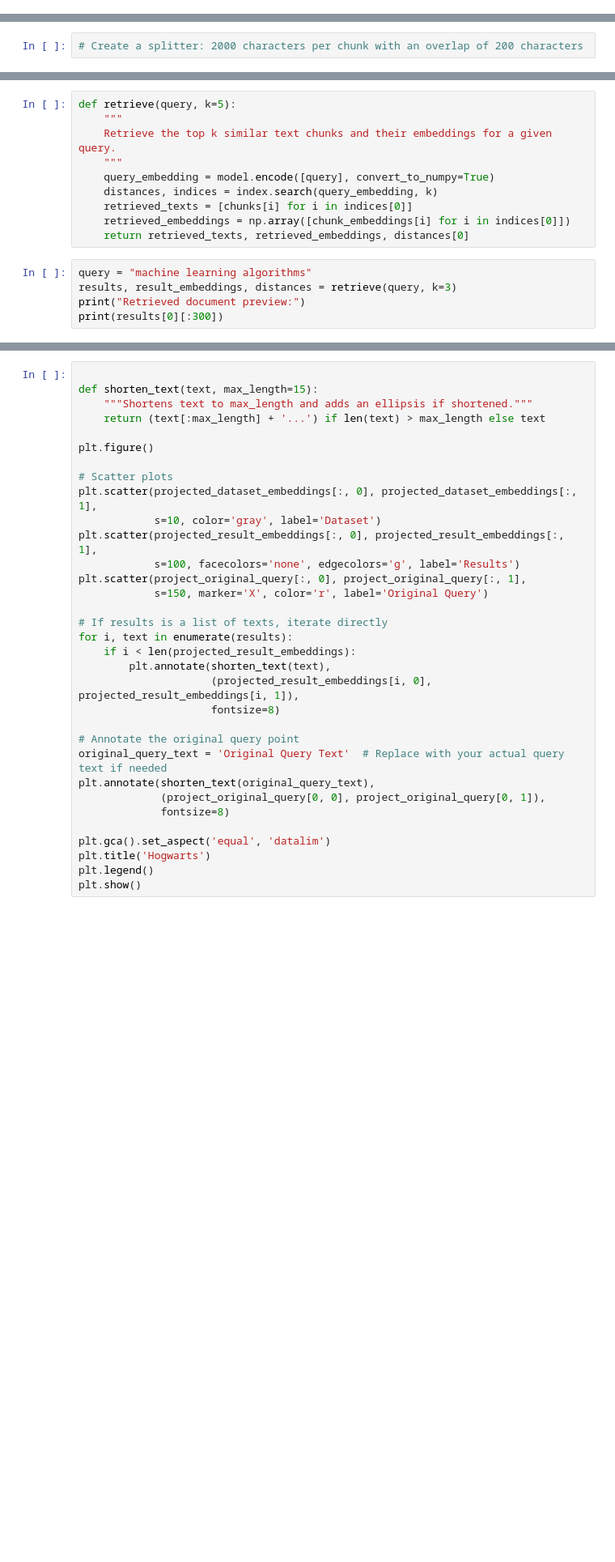
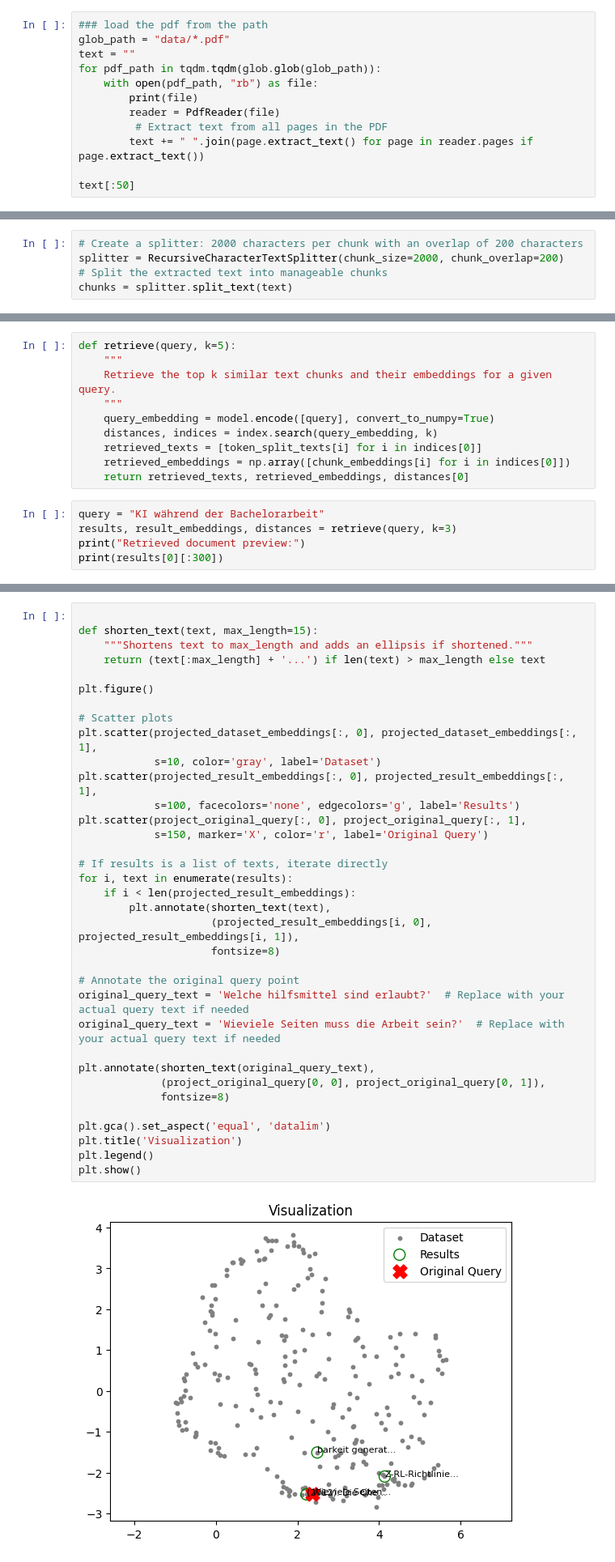
Before and after one commit to zekicalb/RAG-and-embeddings-KIA, a Jupyter notebook: RAG-and-embeddings.ipynb, the cells around one changed output, grey strips where cells are left out. Shown: that part at 81% size. Cells and saved outputs as stored; diff of their text form; blank space fills up the shorter version.

```diff
--- a/RAG-and-embeddings.ipynb
+++ b/RAG-and-embeddings.ipynb
@@ -28,3 +31,15 @@ import numpy as np
 ## 1. Reading Data from PDFs
 
 First, we load PDF files from a directory, extract their text content, and combine it into one large text string.
+# %%
+### load the pdf from the path
+glob_path = "data/*.pdf"
+text = ""
+for pdf_path in tqdm.tqdm(glob.glob(glob_path)):
+    with open(pdf_path, "rb") as file:
+        print(file)
+        reader = PdfReader(file)
+         # Extract text from all pages in the PDF
+        text += " ".join(page.extract_text() for page in reader.pages if page.extract_text())
+
+text[:50]
@@ -37,5 +61,8 @@ Large texts can be difficult to work with. We use a text splitter to break the f
 # %%
 # Create a splitter: 2000 characters per chunk with an overlap of 200 characters
+splitter = RecursiveCharacterTextSplitter(chunk_size=2000, chunk_overlap=200)
+# Split the extracted text into manageable chunks
+chunks = splitter.split_text(text)
 # %%
 print(f"Total chunks: {len(chunks)}")
 print("Preview of the first chunk:", chunks[0][:200])
@@ -136,11 +209,11 @@ def retrieve(query, k=5):
     """
     query_embedding = model.encode([query], convert_to_numpy=True)
     distances, indices = index.search(query_embedding, k)
-    retrieved_texts = [chunks[i] for i in indices[0]]
+    retrieved_texts = [token_split_texts[i] for i in indices[0]]
     retrieved_embeddings = np.array([chunk_embeddings[i] for i in indices[0]])
     return retrieved_texts, retrieved_embeddings, distances[0]
 # %%
-query = "machine learning algorithms"
+query = "KI während der Bachelorarbeit"
 results, result_embeddings, distances = retrieve(query, k=3)
 print("Retrieved document preview:")
 print(results[0][:300])
@@ -159,32 +235,36 @@ Finally, we create a scatter plot to visualize the entire dataset, the retrieved
 
 def shorten_text(text, max_length=15):
     """Shortens text to max_length and adds an ellipsis if shortened."""
     return (text[:max_length] + '...') if len(text) > max_length else text
 
 plt.figure()
 
 # Scatter plots
 plt.scatter(projected_dataset_embeddings[:, 0], projected_dataset_embeddings[:, 1],
             s=10, color='gray', label='Dataset')
 plt.scatter(projected_result_embeddings[:, 0], projected_result_embeddings[:, 1],
             s=100, facecolors='none', edgecolors='g', label='Results')
 plt.scatter(project_original_query[:, 0], project_original_query[:, 1],
             s=150, marker='X', color='r', label='Original Query')
 
 # If results is a list of texts, iterate directly
 for i, text in enumerate(results):
     if i < len(projected_result_embeddings):
         plt.annotate(shorten_text(text),
                      (projected_result_embeddings[i, 0], projected_result_embeddings[i, 1]),
                      fontsize=8)
 
 # Annotate the original query point
-original_query_text = 'Original Query Text'  # Replace with your actual query text if needed
+original_query_text = 'Welche hilfsmittel sind erlaubt?'  # Replace with your actual query text if needed
+original_query_text = 'Wieviele Seiten muss die Arbeit sein?'  # Replace with your actual query text if needed
+
 plt.annotate(shorten_text(original_query_text),
              (project_original_query[0, 0], project_original_query[0, 1]),
              fontsize=8)
 
 plt.gca().set_aspect('equal', 'datalim')
-plt.title('Hogwarts')
+plt.title('Visualization')
 plt.legend()
 plt.show()
+# %% [output]
+[figure, added]
```
Also changed, not shown: parts of 19 cells of this notebook, 10 other files.
